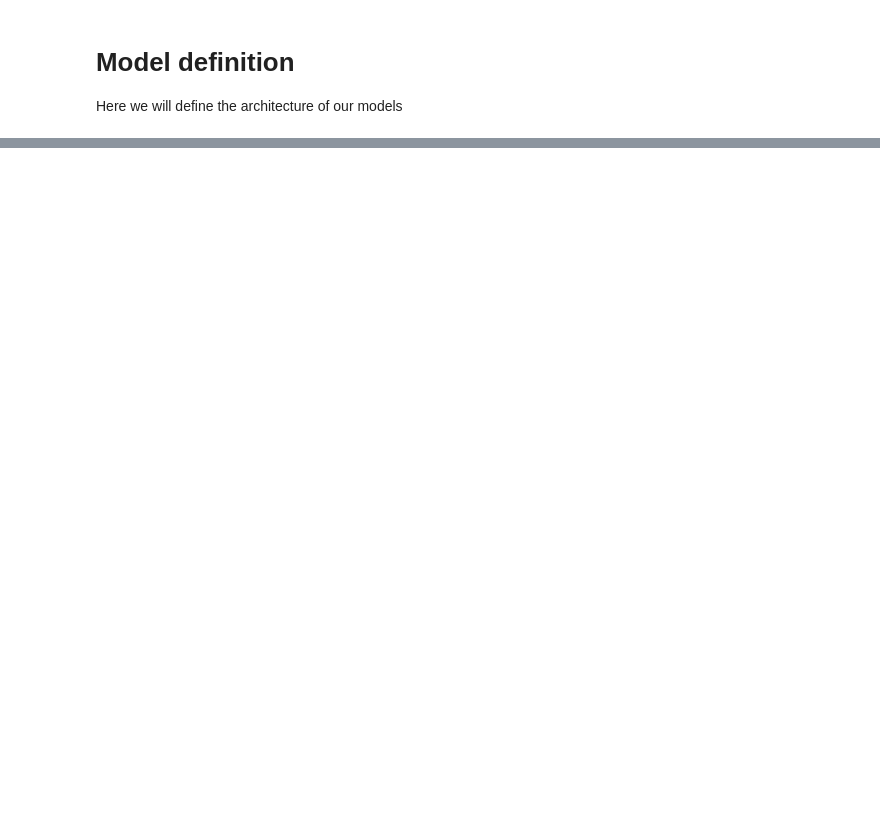
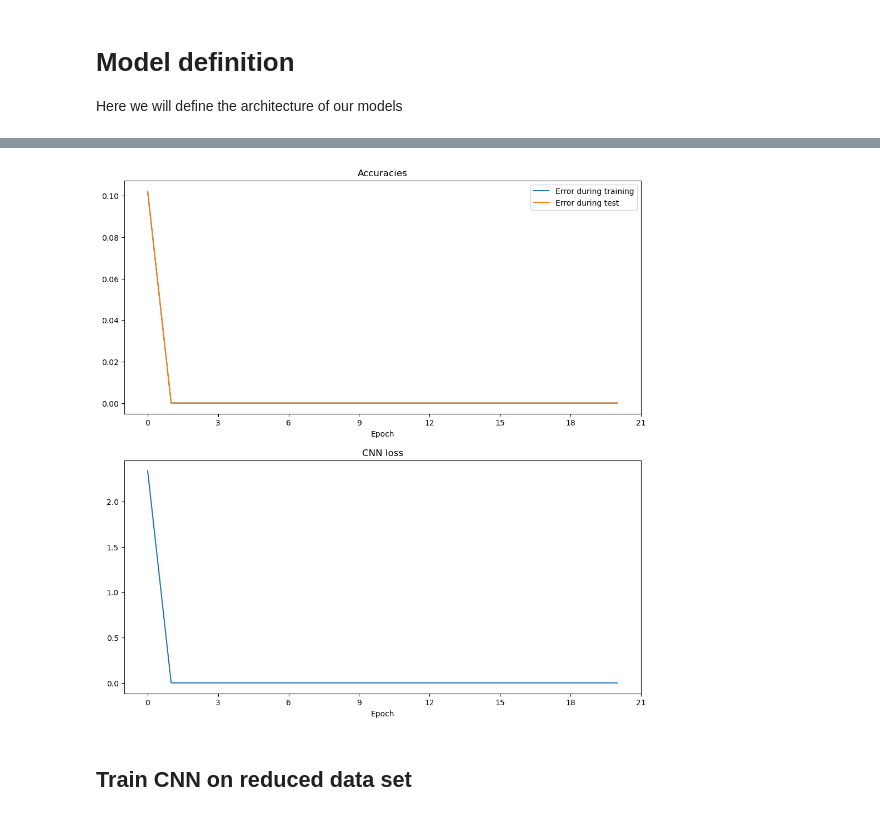
Before and after one commit to alexandre-flamant/FashionMNISTDataAugmentation, a Jupyter notebook: src/Data augmentation on MNIST.ipynb, the cells around one changed output, grey strips where cells are left out. Drawn from its saved outputs; the diff is of its cells as text; code cells hidden in the pictures; blank space fills up the shorter version.

```diff
--- a/src/Data augmentation on MNIST.ipynb
+++ b/src/Data augmentation on MNIST.ipynb
@@ -116,0 +267,17 @@ Here we will define the architecture of our models
+# %%
+# Loss function for the CNN
+loss_function_cnn = nn.CrossEntropyLoss()
+# %%
+# Adam optimization parameters
+lr_cnn = 0.001
+betas_cnn = (0.9, 0.999)
+
+optimizer_cnn = torch.optim.Adam(cnn_full.parameters(), lr=lr_cnn, betas = betas_cnn)
+# %%
+def computeCNNAccuracy(y_predicted,y_true):
+    accuracy = 0.0
+    accuracy = torch.sum(y_predicted == y_true).item()/y_true.shape[0]
+    return accuracy
+# %%
+n_epoch_cnn = 20
+n_classes = 10
@@ -116,0 +383,25 @@ Here we will define the architecture of our models
+# %%
+# Plots of accuracy and of loss function, images generated from your reference sample.
+epochs = np.arange(n_epoch_cnn+1)
+fig, (ax1, ax2) = plt.subplots(2, 1, figsize=(12,12))
+
+ax1.plot(epochs, accuracies_train_cnn, label = "Error during training")
+ax1.plot(epochs, accuracies_test_cnn, label = "Error during test")
+ax1.set_title('Accuracies')
+ax1.set_xlabel('Epoch')
+ax1.legend()
+
+ax2.plot(epochs, losses_train_cnn)
+ax2.set_title('CNN loss')
+ax2.set_xlabel('Epoch')
+
+
+for ax in (ax1, ax2):
+    ax.xaxis.set_major_locator(MaxNLocator(integer=True))
+    ax.xaxis.set_major_formatter(FormatStrFormatter('%.0f'))
+
+#plt.savefig("../figures/CNN_Metrics.png")
+# %% [output]
+[figure, added]
+# %% [markdown]
+## Train CNN on reduced data set
```
Also changed, not shown: parts of 30 cells of this notebook, 13 other files.
